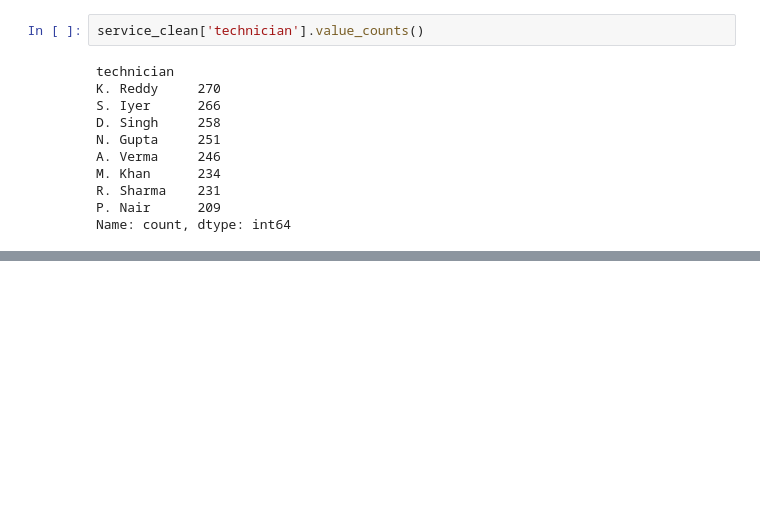
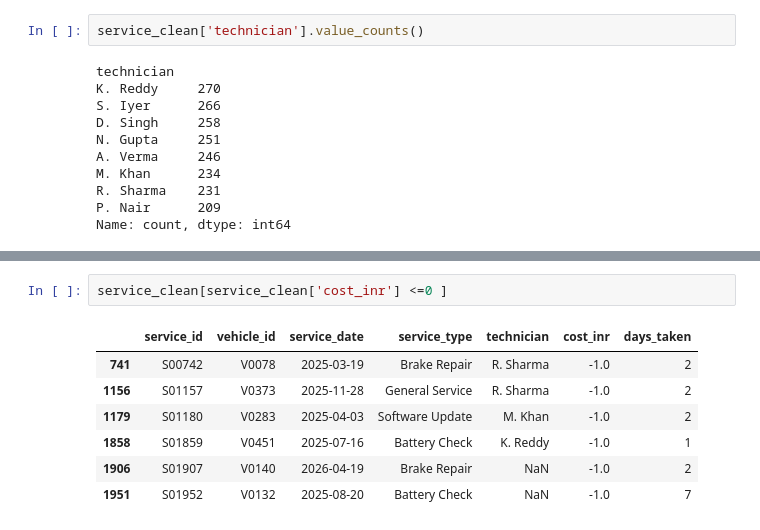
Before and after one commit to Namishkaushik/Projects, a Jupyter notebook: Project-4 Vulcan/clean_data.ipynb, the cells around one changed output, grey strips where cells are left out. Saved outputs shown, nothing was run; the diff lists cells and outputs as text; blank space fills up the shorter version.

Commit message:
Refactor execution counts in clean_data.ipynb and address missing values in technician and cost_inr columns

```diff
--- a/Project-4 Vulcan/clean_data.ipynb
+++ b/Project-4 Vulcan/clean_data.ipynb
@@ -881,0 +932,10 @@ Name: count, dtype: int64
+# %%
+service_clean[service_clean['cost_inr'] <=0 ]
+# %% [output]
+|  | service_id | vehicle_id | service_date | service_type | technician | cost_inr | days_taken |
+| 741 | S00742 | V0078 | 2025-03-19 | Brake Repair | R. Sharma | -1.0 | 2 |
+| 1156 | S01157 | V0373 | 2025-11-28 | General Service | R. Sharma | -1.0 | 2 |
+| 1179 | S01180 | V0283 | 2025-04-03 | Software Update | M. Khan | -1.0 | 2 |
+| 1858 | S01859 | V0451 | 2025-07-16 | Battery Check | K. Reddy | -1.0 | 1 |
+| 1906 | S01907 | V0140 | 2026-04-19 | Brake Repair | NaN | -1.0 | 2 |
+| 1951 | S01952 | V0132 | 2025-08-20 | Battery Check | NaN | -1.0 | 7 |
```
Also changed, not shown: parts of 14 cells of this notebook.
